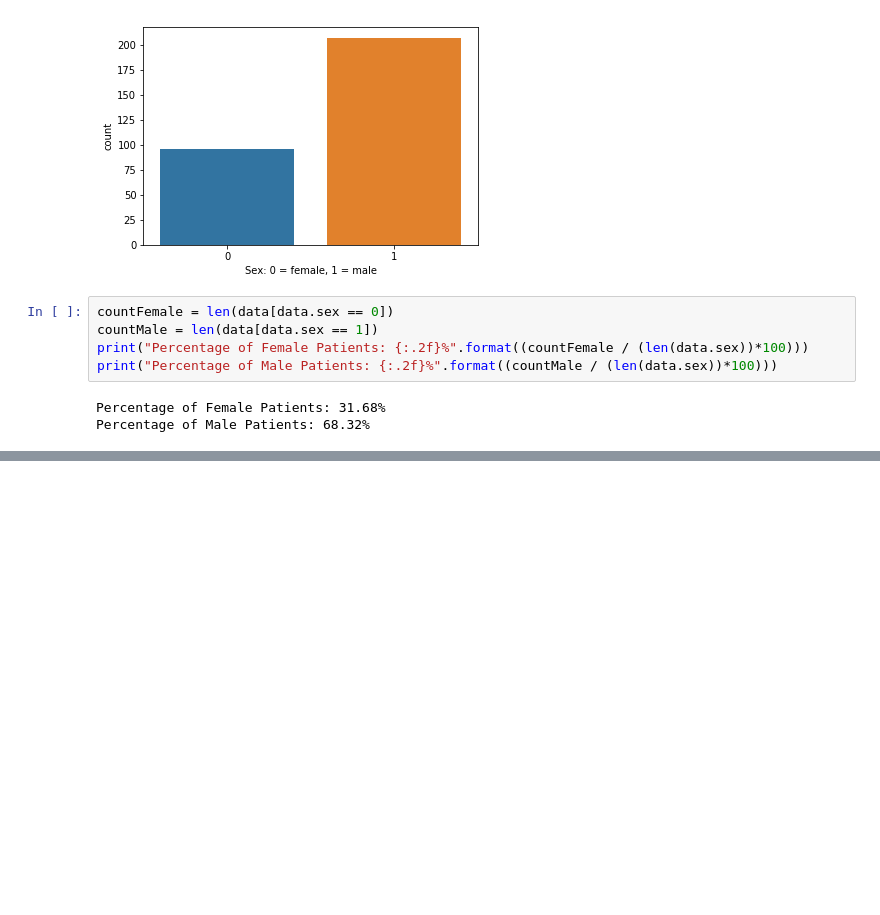
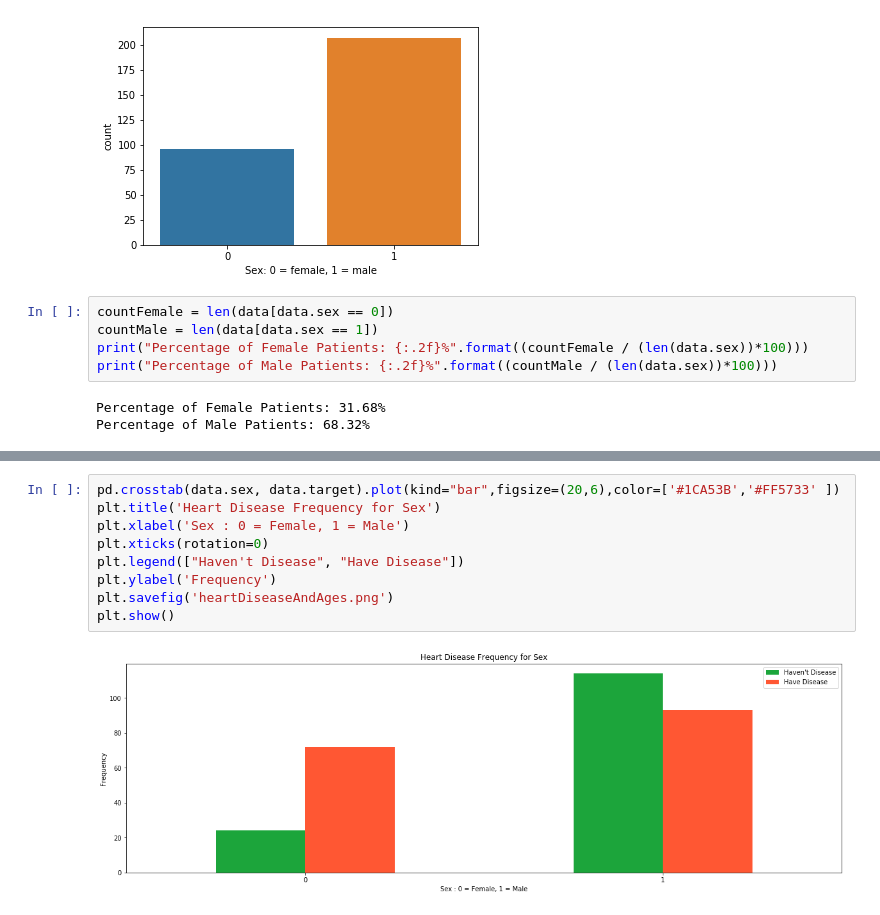
Before and after one commit to ArslanAliAwan/Heart-Disease-Classification, a Jupyter notebook: Heartdisease.ipynb, the cells around one changed output, grey strips where cells are left out. Cells and saved outputs as stored; diff of their text form; blank space fills up the shorter version.

```diff
--- a/Heartdisease.ipynb
+++ b/Heartdisease.ipynb
@@ -127,0 +151,11 @@ Percentage of Male Patients: 68.32%
+# %%
+pd.crosstab(data.sex, data.target).plot(kind="bar",figsize=(20,6),color=['#1CA53B','#FF5733' ])
+plt.title('Heart Disease Frequency for Sex')
+plt.xlabel('Sex : 0 = Female, 1 = Male')
+plt.xticks(rotation=0)
+plt.legend(["Haven't Disease", "Have Disease"])
+plt.ylabel('Frequency')
+plt.savefig('heartDiseaseAndAges.png')
+plt.show()
+# %% [output]
+[figure, added]
```
Also changed, not shown: parts of 30 cells of this notebook.
